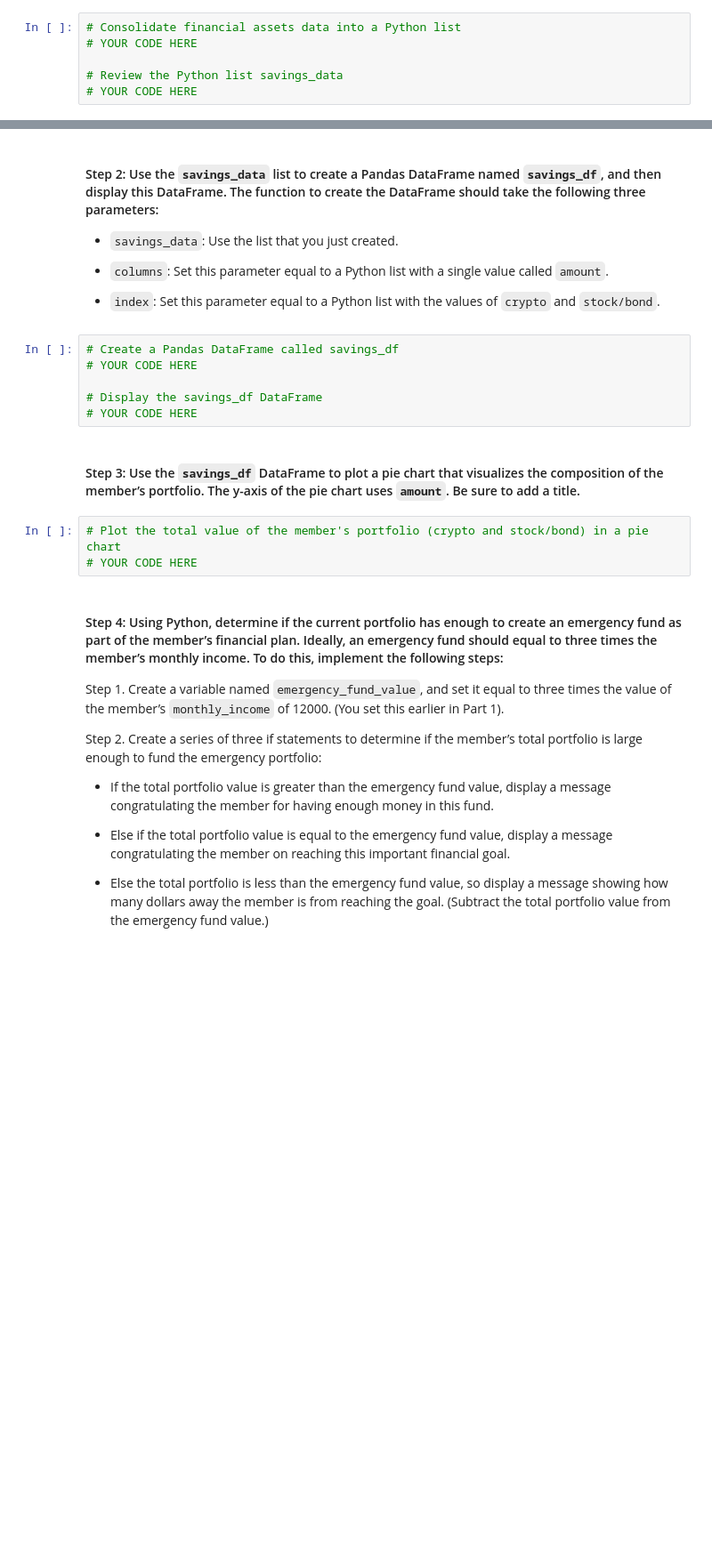
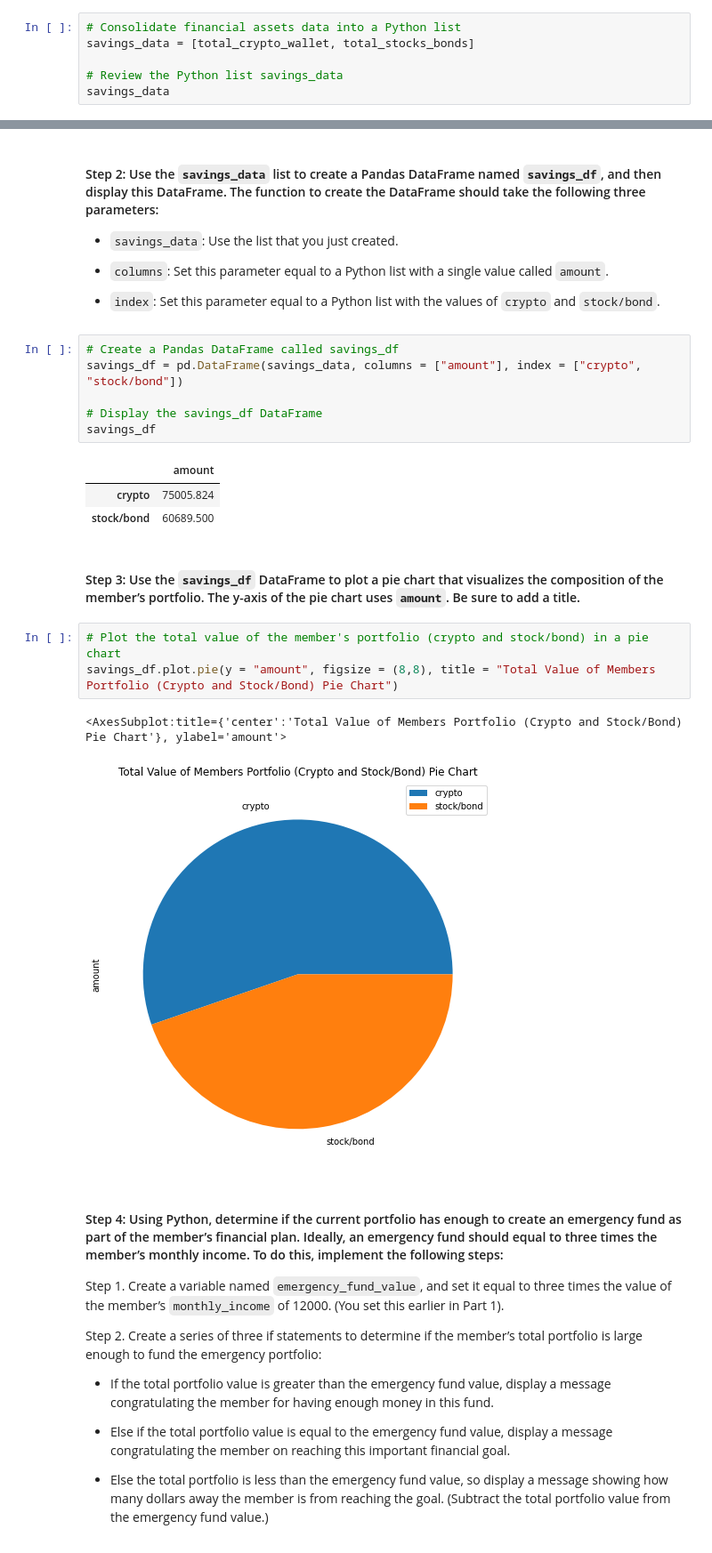
Before and after one commit to joshuacreveling/Module_5_Challenge_Assignment, a Jupyter notebook: financial_planning_tools.ipynb, the cells around one changed output, grey strips where cells are left out. Shown at 89% size. Cells and saved outputs as stored; diff of their text form; blank space fills up the shorter version.

```diff
--- a/financial_planning_tools.ipynb
+++ b/financial_planning_tools.ipynb
@@ -332,7 +332,7 @@ In this section, you’ll use the valuations for the cryptocurrency wallet and f
 #### Step 1: Create a Python list named `savings_data` that has two elements. The first element contains the total value of the cryptocurrency wallet. The second element contains the total value of the stock and bond portions of the portfolio.
 # %%
 # Consolidate financial assets data into a Python list
-# YOUR CODE HERE
+savings_data = [total_crypto_wallet, total_stocks_bonds]
 
 # Review the Python list savings_data
-# YOUR CODE HERE
+savings_data
@@ -346,15 +348,22 @@ In this section, you’ll use the valuations for the cryptocurrency wallet and f
 - `index`: Set this parameter equal to a Python list with the values of `crypto` and `stock/bond`.
 # %%
 # Create a Pandas DataFrame called savings_df
-# YOUR CODE HERE
+savings_df = pd.DataFrame(savings_data, columns = ["amount"], index = ["crypto", "stock/bond"])
 
 # Display the savings_df DataFrame
-# YOUR CODE HERE
+savings_df
+# %% [output]
+|  | amount |
+| crypto | 75005.824 |
+| stock/bond | 60689.500 |
 # %% [markdown]
 #### Step 3: Use the `savings_df` DataFrame to plot a pie chart that visualizes the composition of the member’s portfolio. The y-axis of the pie chart uses `amount`. Be sure to add a title.
 # %%
 # Plot the total value of the member's portfolio (crypto and stock/bond) in a pie chart
-# YOUR CODE HERE
+savings_df.plot.pie(y = "amount", figsize = (8,8), title = "Total Value of Members Portfolio (Crypto and Stock/Bond) Pie Chart")
+# %% [output]
+<AxesSubplot:title={'center':'Total Value of Members Portfolio (Crypto and Stock/Bond) Pie Chart'}, ylabel='amount'>
+[figure, added]
 # %% [markdown]
 #### Step 4: Using Python, determine if the current portfolio has enough to create an emergency fund as part of the member’s financial plan. Ideally, an emergency fund should equal to three times the member’s monthly income. To do this, implement the following steps:
 
```
Also changed, not shown: parts of 33 cells of this notebook.
